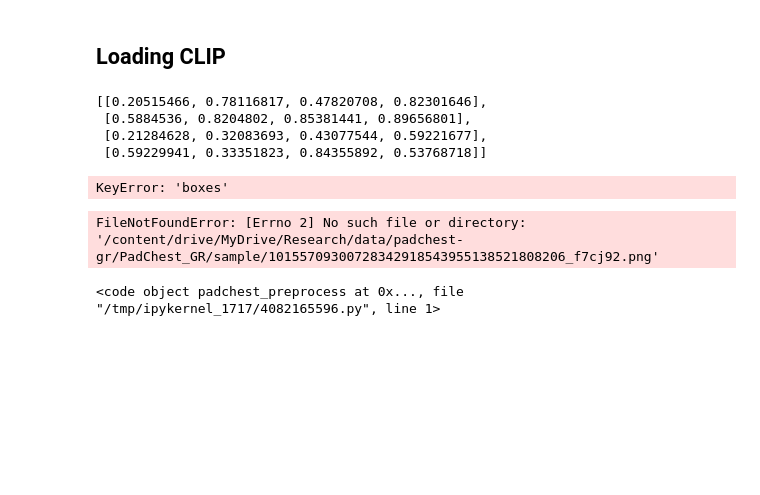
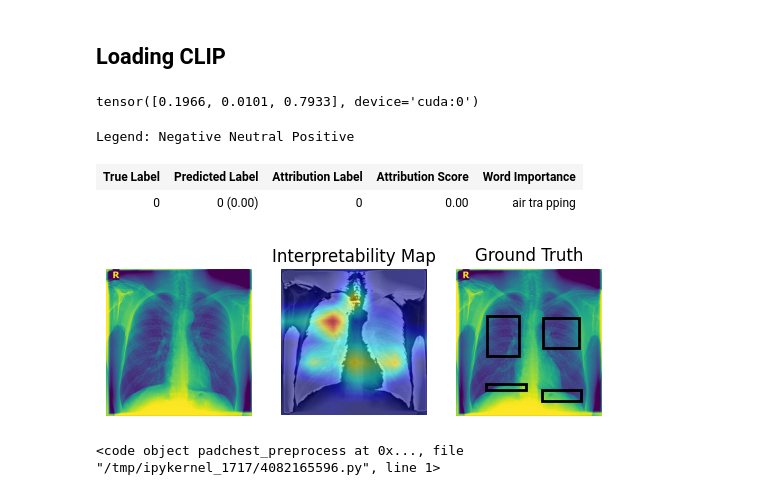
Before and after one commit to homiecal/dap-playground, a Jupyter notebook: CLIP_explainability.ipynb, the cells around one changed output. Drawn from its saved outputs; the diff is of its cells as text; code cells hidden in the pictures; blank space fills up the shorter version.

```diff
--- a/CLIP_explainability.ipynb
+++ b/CLIP_explainability.ipynb
@@ -227,6 +215,8 @@ def show_image_relevance(image_relevance, image, orig_image, bboxes=None):
     fig, axs = plt.subplots(1, num_subplots)
     axs[0].imshow(orig_image);
     axs[0].axis('off');
+    axs[1].set_title("Original Image")
+
 
     dim = int(image_relevance.numel() ** 0.5)
     image_relevance = image_relevance.reshape(1, 1, dim, dim)
@@ -240,6 +230,7 @@ def show_image_relevance(image_relevance, image, orig_image, bboxes=None):
     vis = cv2.cvtColor(np.array(vis), cv2.COLOR_RGB2BGR)
     axs[1].imshow(vis);
     axs[1].axis('off');
+    axs[1].set_title("Interpretability Map")
 
       # Draw GT boxes on original image
     if bboxes is not None:
@@ -309,3 +290,16 @@ def padchest_preprocess(img):
+# %%
+from torchvision.transforms import Compose, Normalize, Resize, InterpolationMode, ToTensor
+
+padchest_transforms = Compose([
+    ToTensor(),
+    lambda x: x.float() / 65535 * 255,
+    lambda x: x.repeat(3, 1, 1),
+    Resize((224, 224), interpolation=InterpolationMode.BICUBIC),
+    Normalize(
+        (101.48761,) * 3,
+        (83.43944,) * 3
+    ),
+])
 # %%
 import json
 with open(
@@ -322,15 +316,8 @@ def get_texts_and_bboxes(image_id, gt_by_image):
   for i in gt_report["findings"]:
     texts.append(i['sentence_en'])
 
-    i['boxes']
-    bboxes.append([tuple(i['boxes']),tuple(i['extra_boxes'])])
-
+    if 'boxes' in i.keys():
+      bboxes.append(tuple(box for box in i['boxes']))
+    else:
+      bboxes.append([])
   return texts, bboxes
-# %%
-gt_report = gt_by_image[image_id]
-gt_report['findings'][0]['boxes']
-# %% [output]
-[[0.20515466, 0.78116817, 0.47820708, 0.82301646],
- [0.5884536, 0.8204802, 0.85381441, 0.89656801],
- [0.21284628, 0.32083693, 0.43077544, 0.59221677],
- [0.59229941, 0.33351823, 0.84355892, 0.53768718]]
@@ -344,38 +324,32 @@ img = padchest_preprocess(Image.open(img_path))
-# %%
-texts, bboxes = get_texts_and_bboxes(image_id, gt_by_image)
-# %% [output]
-KeyError: 'boxes'
 # %%
 # Image from padchest
 image_id = "10450943868122049402445170229611131573_2t4f3c.png"
-img_path = f"/content/drive/MyDrive/Research/data/padchest-gr/PadChest_GR/{image_id}.png"
-img = padchest_preprocess(Image.open(img_path))
+img_path = f"/content/drive/MyDrive/Research/data/padchest-gr/PadChest_GR/{image_id}"
+img = padchest_transforms(Image.open(img_path))
 # CheXzero transforms
-img = preprocess(img).unsqueeze(0).to(device)
+img = img.unsqueeze(0).to(device)
 
-gt_report = gt_by_image[image_path.name]
+texts, bboxes = get_texts_and_bboxes(image_id, gt_by_image)
 
-texts = ["Cardiomegaly", "Bilateral costophrenic angle blunting suggesting pleural effusions.", "Prominent hila, likely vascular.", "New right upper lobe alveolar infiltrate, possibly cardiogenic or inflammatory/infectious."]
+# texts = ["Cardiomegaly", "Bilateral costophrenic angle blunting suggesting pleural effusions.", "Prominent hila, likely vascular.", "New right upper lobe alveolar infiltrate, possibly cardiogenic or inflammatory/infectious."]
+texts = ["air trapping"]
 text = clip.tokenize(texts).to(device)
 
 # Move the model to the GPU if it's not already there
 model = model.to(device)
 
-bboxes_test =                 [
-                    (0.441588785046729,
-                    0.2409090909090909,
-                    0.7724299065420561,
-                    0.8494318181818182)
-                ]
-
 R_text, R_image = interpret(model=model, image=img, texts=text, device=device)
 batch_size = text.shape[0]
 for i in range(batch_size):
   show_heatmap_on_text(texts[i], text[i], R_text[i])
-  show_image_relevance(R_image[i], img, orig_image=Image.open(img_path), bboxes=bboxes_test)
+  show_image_relevance(R_image[i], img, orig_image=Image.open(img_path), bboxes=bboxes[i])
   plt.show()
 # %% [output]
-FileNotFoundError: [Errno 2] No such file or directory: '/content/drive/MyDrive/Research/data/padchest-gr/PadChest_GR/sample/10155709300728342918543955138521808206_f7cj92.png'
+tensor([0.1966, 0.0101, 0.7933], device='cuda:0')
+Legend: Negative Neutral Positive
+| True Label | Predicted Label | Attribution Label | Attribution Score | Word Importance |
+| 0 | 0 (0.00) | 0 | 0.00 | air tra pping |
+[figure, added]
 # %%
 padchest_preprocess.__code__.
 # %% [output]
```
Also changed, not shown: parts of 5 cells of this notebook.
